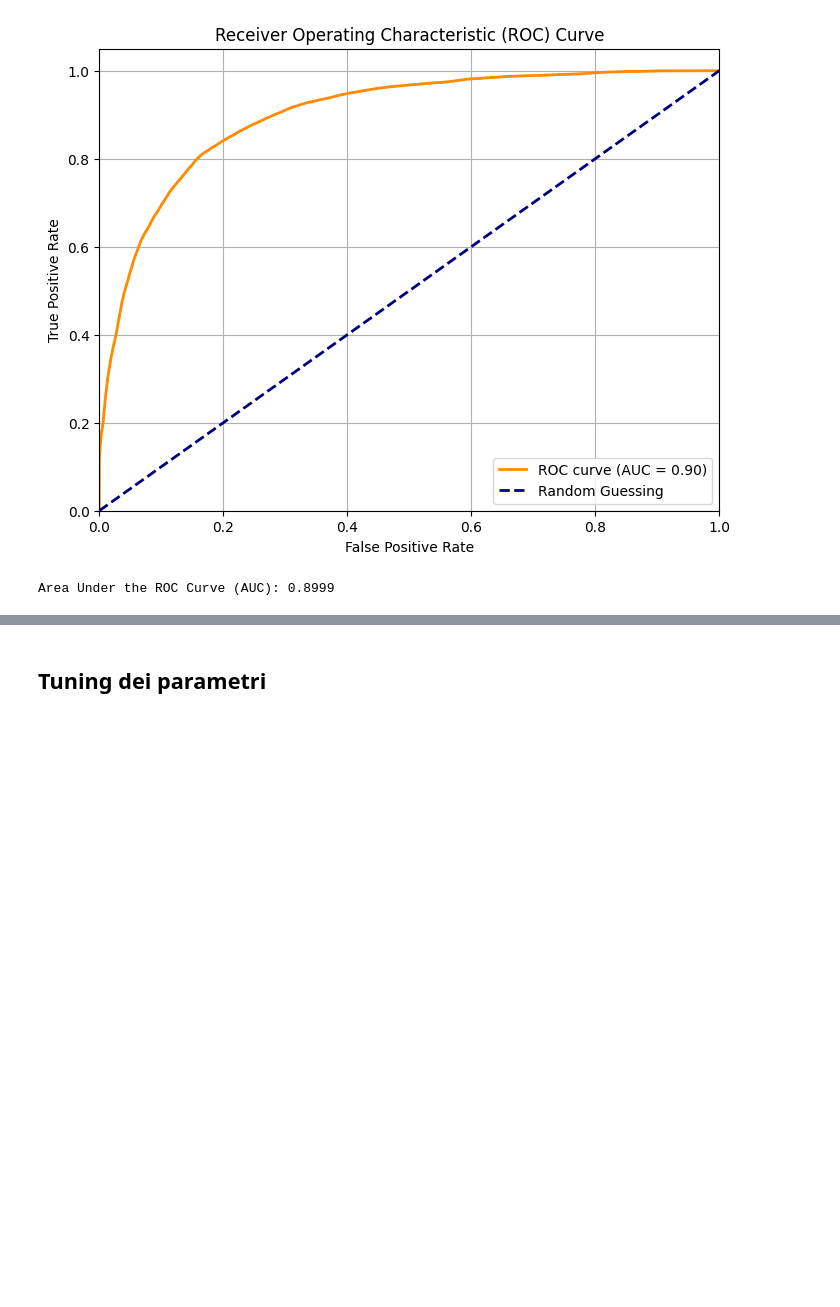
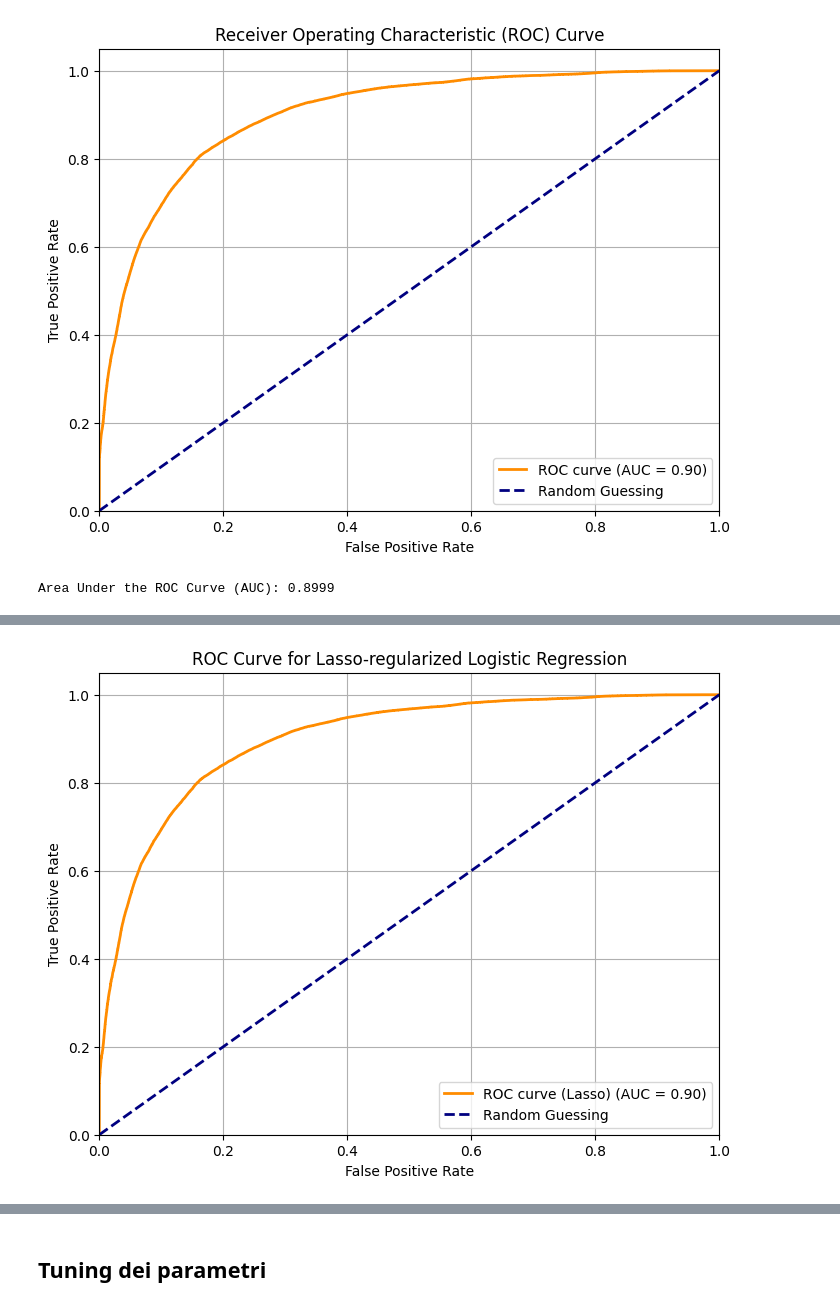
Before and after one commit to TizianoCosta/AML_2425_FinalProject, a Jupyter notebook: notebook/regressione_logistica_3.ipynb, the cells around one changed output, grey strips where cells are left out. Cells and saved outputs as stored; diff of their text form; code cells hidden in the pictures; blank space fills up the shorter version.

Commit message:
aggiunta lasso e ridge regression

```diff
--- a/notebook/regressione_logistica_3.ipynb
+++ b/notebook/regressione_logistica_3.ipynb
@@ -1202,0 +1205,93 @@ Area Under the ROC Curve (AUC): 0.8999
+# %%
+# prompt: prova ad usare la lasso regression per trovare la funzione di regressione logistica
+
+import pandas as pd
+import matplotlib.pyplot as plt
+import numpy as np
+from sklearn.linear_model import LogisticRegression
+
+
+
+# Define the Logistic Regression model with Lasso (L1) penalty
+log_reg_lasso_model = LogisticRegression(penalty='l1', solver='liblinear', C=1.0, random_state=42) # C=1.0 is a common starting point
+
+# Integrate this model into the pipeline with OneHotEncoding
+# We will replace the standard LogisticRegression step with the Lasso-regularized one.
+log_reg_lasso_OH_pipeline = make_pipeline(preprocessing_OH, log_reg_lasso_model)
+
+# Fit the pipeline to the training data
+# Note: The preprocessing_OH pipeline is assumed to be defined and fitted already based on the preceding code.
+# If you run this code block independently, make sure preprocessing_OH is available and fitted.
+log_reg_lasso_OH_pipeline.fit(data_train_x, data_train_y)
+
+print("Lasso-regularized Logistic Regression pipeline fitted.")
+
+# You can now use log_reg_lasso_OH_pipeline for predictions and evaluation
+# Make predictions on the test set
+y_pred_lasso = log_reg_lasso_OH_pipeline.predict(data_test_x)
+
+# Evaluate the model (using confusion matrix, accuracy, etc. as done previously)
+cm_lasso = confusion_matrix(data_test_y, y_pred_lasso)
+tn_lasso, fp_lasso, fn_lasso, tp_lasso = cm_lasso.ravel()
+
+accuracy_lasso = accuracy_score(data_test_y, y_pred_lasso)
+precision_lasso = precision_score(data_test_y, y_pred_lasso)
+sensitivity_lasso = recall_score(data_test_y, y_pred_lasso)
+specificity_lasso = tn_lasso / (tn_lasso + fp_lasso) if (tn_lasso + fp_lasso) > 0 else 0
+
+print("\nEvaluation Metrics for Lasso-regularized Logistic Regression:")
+print("Confusion Matrix:")
+print(cm_lasso)
+print(f"\nAccuracy: {accuracy_lasso:.4f}")
+print(f"Precision: {precision_lasso:.4f}")
+print(f"Sensitivity (Recall): {sensitivity_lasso:.4f}")
+print(f"Specificity: {specificity_lasso:.4f}")
+
+# Analyze coefficients (Lasso regularization tends to push some coefficients to exactly zero)
+log_reg_lasso_model_fitted = log_reg_lasso_OH_pipeline.named_steps['logisticregression']
+
+if hasattr(log_reg_lasso_model_fitted, 'coef_'):
+    print("\nCoefficients of the Lasso-regularized Logistic Regression Model:")
+    print("Coefficients:", log_reg_lasso_model_fitted.coef_[0])
+    print("Intercept:", log_reg_lasso_model_fitted.intercept_[0])
+
+    # To see which coefficient corresponds to which feature
+    # We need the column names after preprocessing, which are in all_processed_feature_names
+    if len(log_reg_lasso_model_fitted.coef_[0]) == len(all_processed_feature_names):
+        coefficients_lasso_df = pd.DataFrame({
+            'Feature': all_processed_feature_names,
+            'Coefficient': log_reg_lasso_model_fitted.coef_[0]
+        })
+        # Sort by absolute coefficient value to see the most important features
+        coefficients_lasso_df['Abs_Coefficient'] = np.abs(coefficients_lasso_df['Coefficient'])
+        coefficients_lasso_df_sorted = coefficients_lasso_df.sort_values(by='Abs_Coefficient', ascending=False).drop(columns='Abs_Coefficient')
+
+        print("\nFeature Coefficients (Lasso, Sorted by Absolute Value):")
+        print(coefficients_lasso_df_sorted)
+
+        # Count how many coefficients are exactly zero
+        zero_coefficients_count = (coefficients_lasso_df['Coefficient'] == 0).sum()
+        print(f"\nNumber of coefficients exactly zero (due to L1 regularization): {zero_coefficients_count}")
+
+    else:
+        print("\nWarning: Number of coefficients does not match the number of processed features.")
+
+# Plot ROC Curve for Lasso model
+y_prob_lasso = log_reg_lasso_OH_pipeline.predict_proba(data_test_x)[:, 1]
+fpr_lasso, tpr_lasso, thresholds_lasso = roc_curve(data_test_y, y_prob_lasso)
+roc_auc_lasso = auc(fpr_lasso, tpr_lasso)
+
+plt.figure(figsize=(8, 6))
+plt.plot(fpr_lasso, tpr_lasso, color='darkorange', lw=2, label=f'ROC curve (Lasso) (AUC = {roc_auc_lasso:.2f})')
+plt.plot([0, 1], [0, 1], color='navy', lw=2, linestyle='--', label='Random Guessing')
+plt.xlim([0.0, 1.0])
+plt.ylim([0.0, 1.05])
+plt.xlabel('False Positive Rate')
+plt.ylabel('True Positive Rate')
+plt.title('ROC Curve for Lasso-regularized Logistic Regression')
+plt.legend(loc="lower right")
+plt.grid(True)
+plt.show()
+
+print(f"\nArea Under the ROC Curve (AUC) for Lasso: {roc_auc_lasso:.4f}")
+# %% [output]
@@ -1202,0 +1315 @@ Area Under the ROC Curve (AUC): 0.8999
+[figure, added]
```
Also changed, not shown: parts of 4 cells of this notebook.
